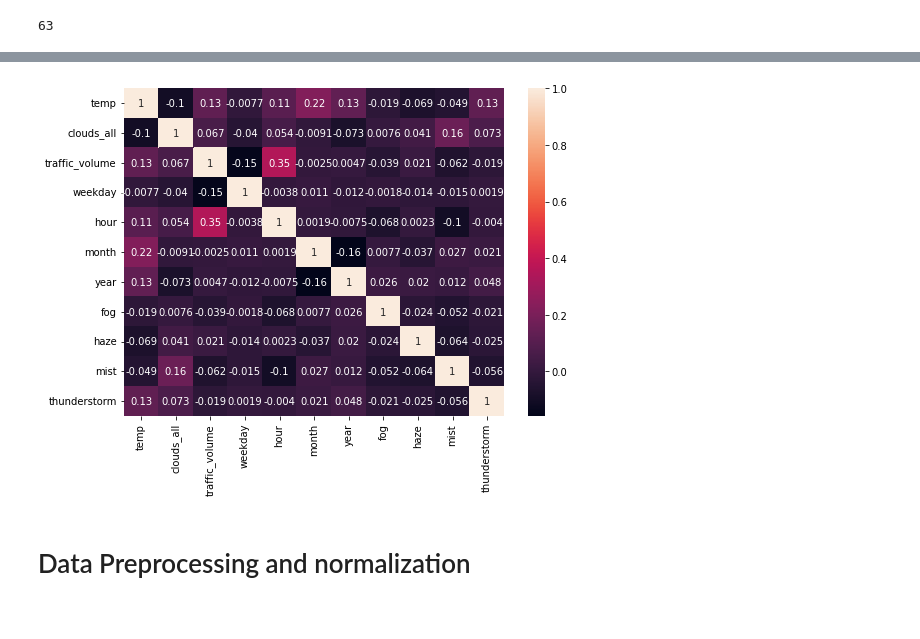
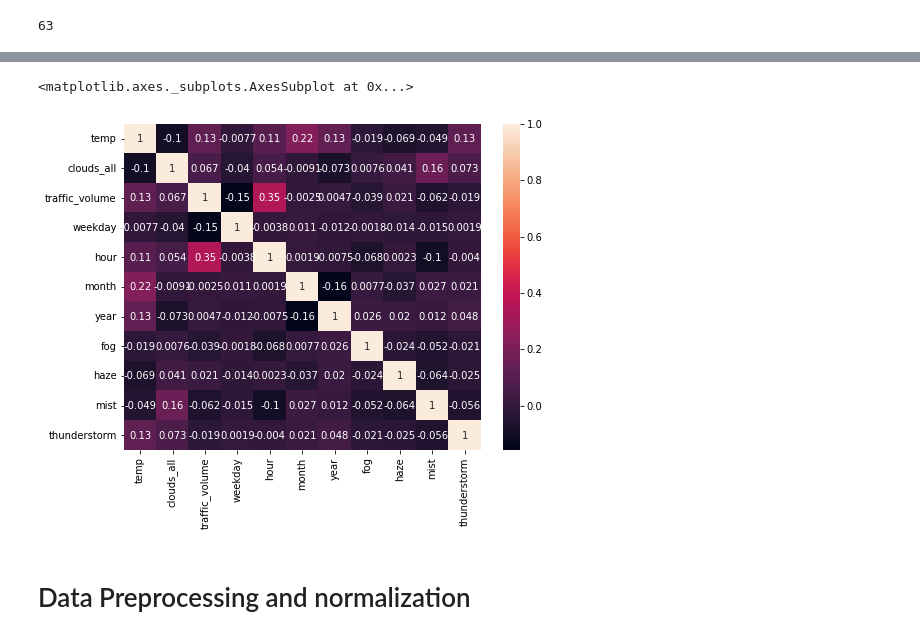
Before and after one commit to nimran79/COMP-8118-project---Traffic-volume-prediction, a Jupyter notebook: DM_Project_metro_interstate_traffic_volume.ipynb, the cells around one changed output, grey strips where cells are left out. Cells and saved outputs as stored; diff of their text form; code cells hidden in the pictures.

```diff
--- a/DM_Project_metro_interstate_traffic_volume.ipynb
+++ b/DM_Project_metro_interstate_traffic_volume.ipynb
@@ -457,10 +443,11 @@ features_merged.shape
 # %%
 plt.figure(figsize = (8,6))
 sns.heatmap(features_merged.corr(), annot=True)
-plt.tight_layout()
-plt.savefig('/content/drive/Othercomputers/New Laptop (UofM)/Documents/Fall 2021/Data Mining/Project/figs/after_corr.png')
+#plt.tight_layout()
+#plt.savefig('/content/drive/Othercomputers/New Laptop (UofM)/Documents/Fall 2021/Data Mining/Project/figs/after_corr.png')
 # %% [output]
+<matplotlib.axes._subplots.AxesSubplot at 0x...>
-[figure, old version]
+[figure, new version]
 # %%
 target = ['traffic_volume']
 cat_vars = ['holiday', 'snow_1h','weekday', 'hour', 'month', 'year', 'fog', 'haze','mist', 'thunderstorm', 'rain_1h']
```
Also changed, not shown: parts of 43 cells of this notebook.
